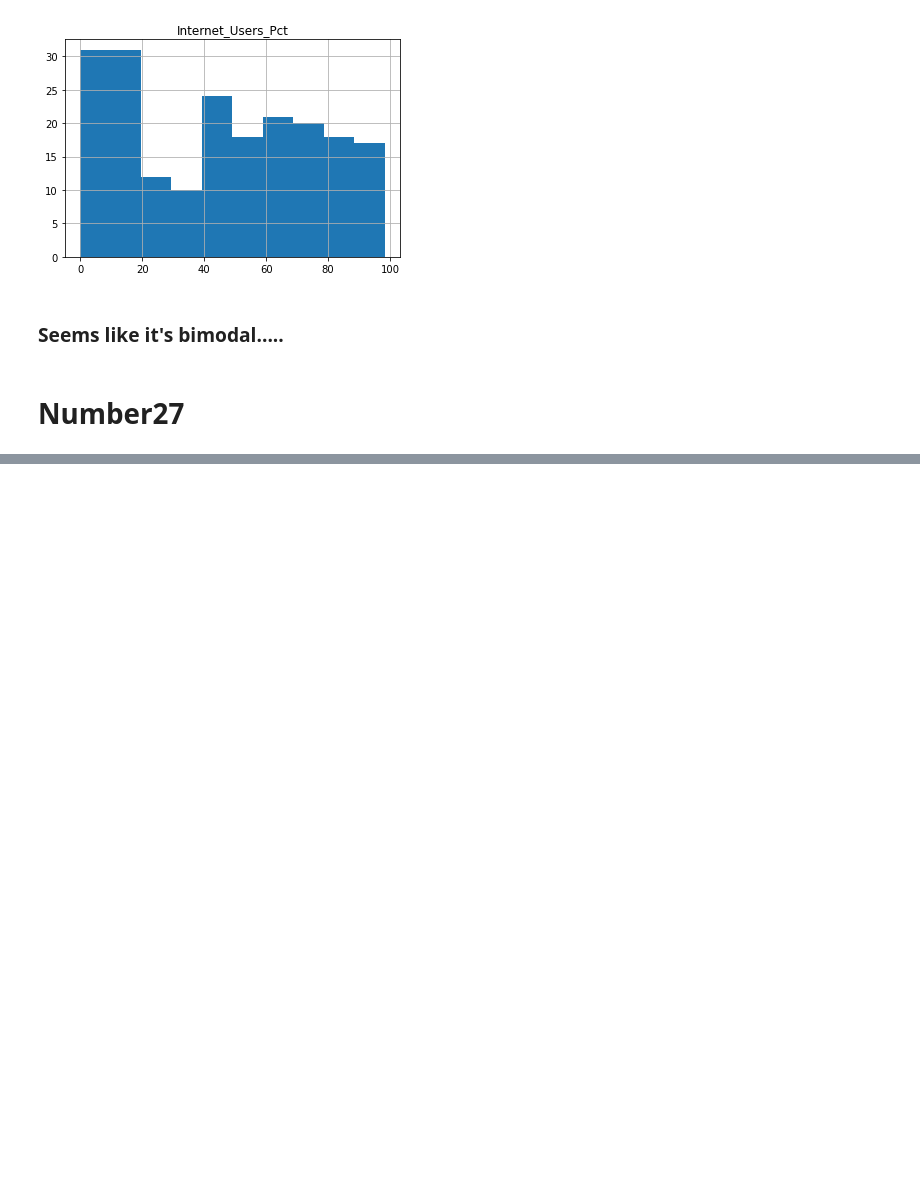
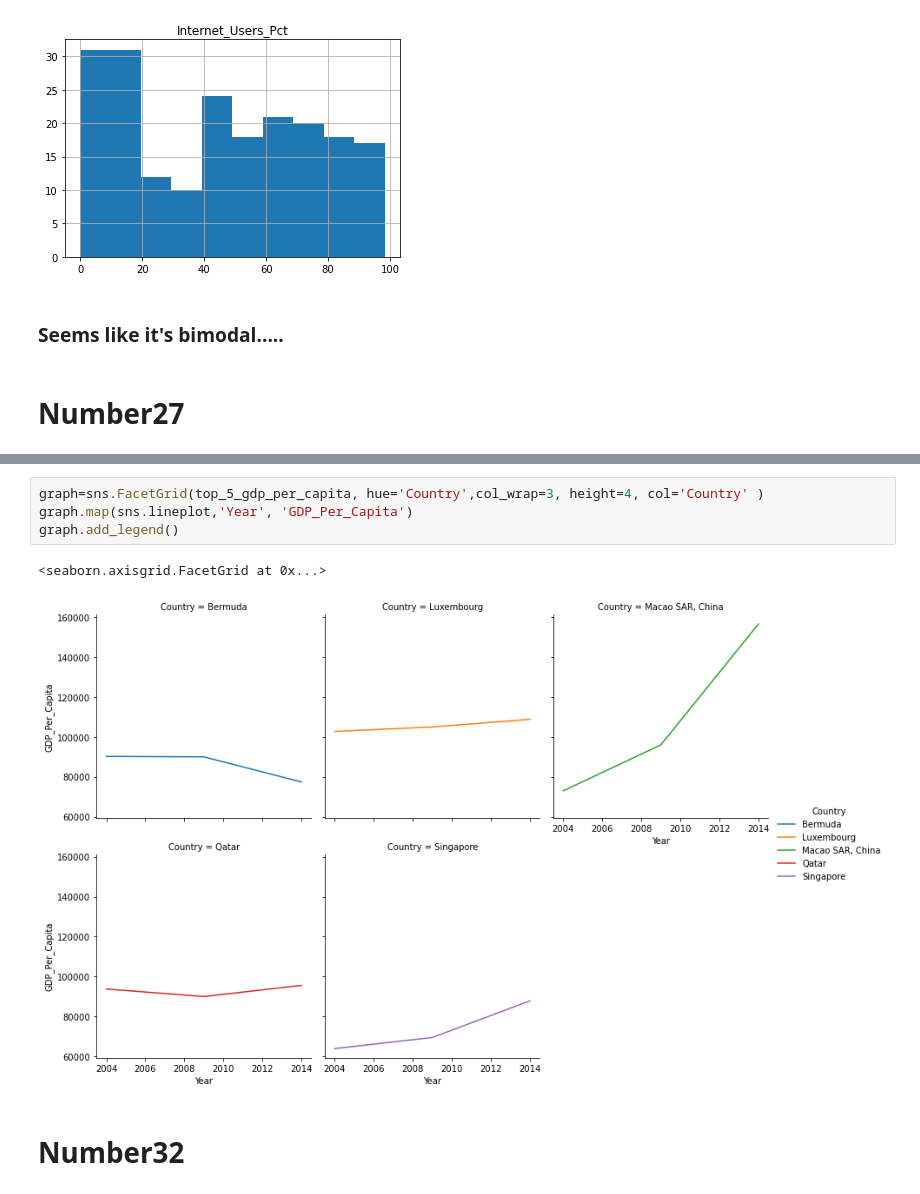
Before and after one commit to NSS-Data-Analytics-Cohort-7/gdp-and-internet-usage-sgoolsby88, a Jupyter notebook: Notebook/gdp_and_internet_usage.ipynb, the cells around one changed output, grey strips where cells are left out. Cells and saved outputs as stored; diff of their text form; blank space fills up the shorter version.

```diff
--- a/Notebook/gdp_and_internet_usage.ipynb
+++ b/Notebook/gdp_and_internet_usage.ipynb
@@ -455,0 +444,9 @@ graph.map(plt.bar,'Country', 'GDP_Per_Capita')
+# %%
+graph=sns.FacetGrid(top_5_gdp_per_capita, hue='Country',col_wrap=3, height=4, col='Country' )
+graph.map(sns.lineplot,'Year', 'GDP_Per_Capita')
+graph.add_legend()
+# %% [output]
+<seaborn.axisgrid.FacetGrid at 0x...>
+[figure, added]
+# %% [markdown]
+# Number32
```
Also changed, not shown: parts of 42 cells of this notebook.
